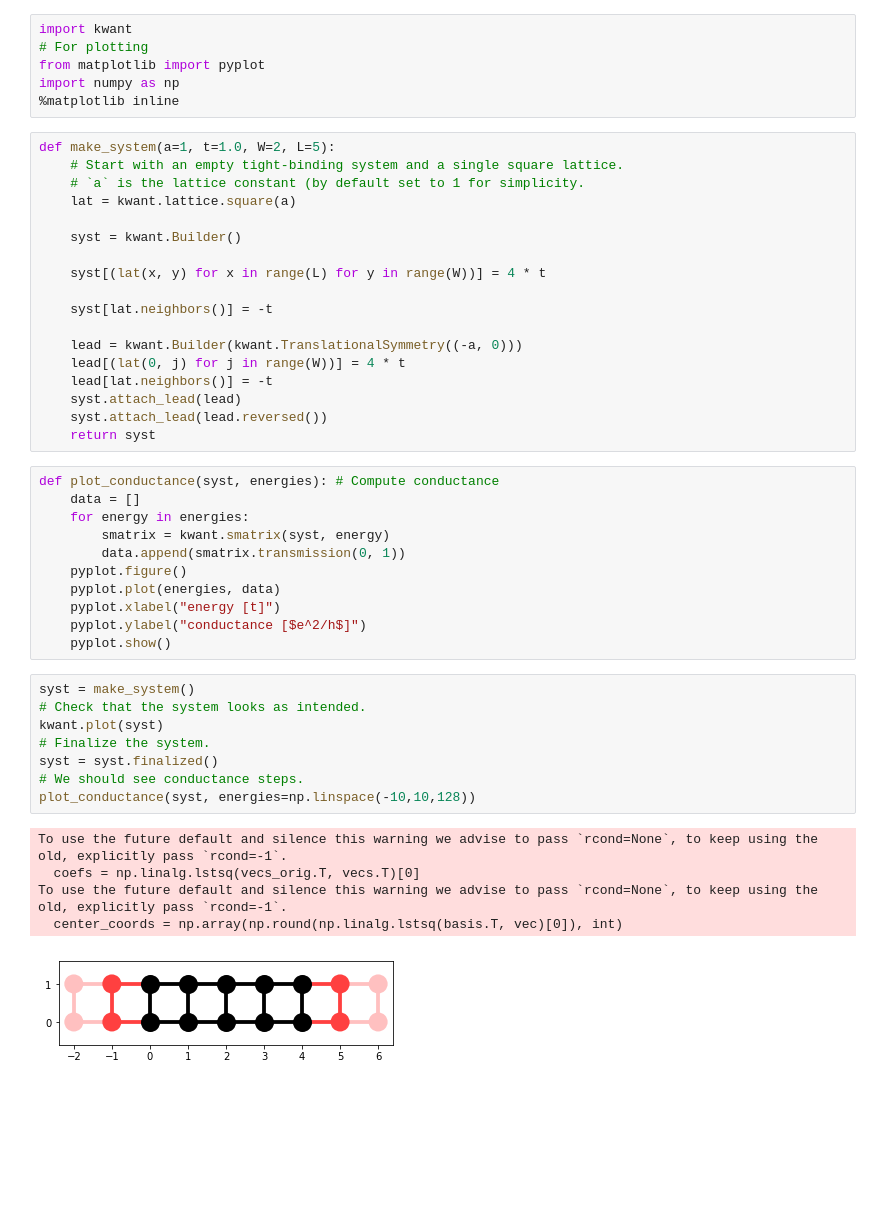
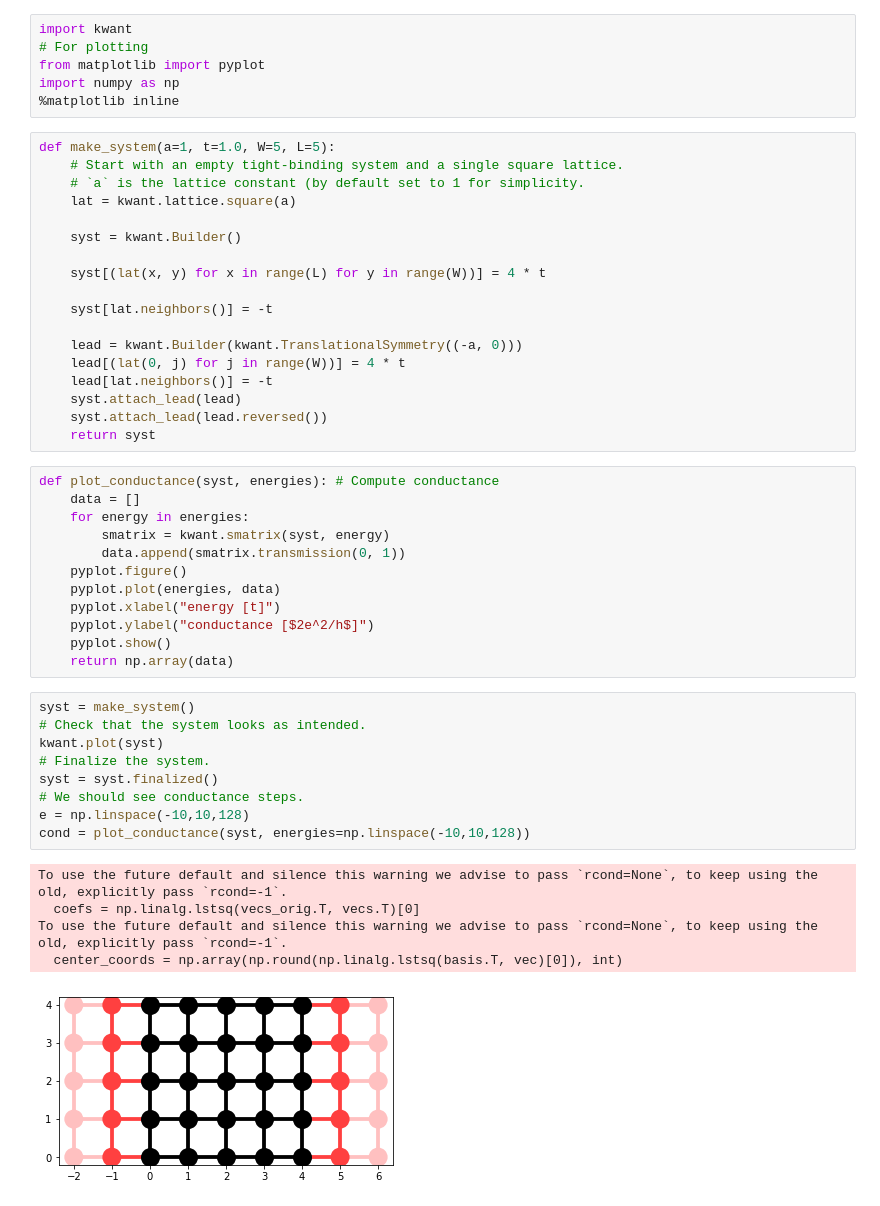
Before and after one commit to CLEANit/QuantumTransduction, a Jupyter notebook: kwantTutorial/tutSquareLattice/2D ladder.ipynb, the cells around one changed output. Drawn from its saved outputs; the diff is of its cells as text; blank space fills up the shorter version.

```diff
--- a/kwantTutorial/tutSquareLattice/2D ladder.ipynb
+++ b/kwantTutorial/tutSquareLattice/2D ladder.ipynb
@@ -124,7 +70,7 @@ from matplotlib import pyplot
 import numpy as np
 %matplotlib inline
 # %%
-def make_system(a=1, t=1.0, W=2, L=5):
+def make_system(a=1, t=1.0, W=5, L=5):
     # Start with an empty tight-binding system and a single square lattice.
     # `a` is the lattice constant (by default set to 1 for simplicity.
     lat = kwant.lattice.square(a)
@@ -150,19 +96,21 @@ def plot_conductance(syst, energies): # Compute conductance
     pyplot.figure()
     pyplot.plot(energies, data)
     pyplot.xlabel("energy [t]")
-    pyplot.ylabel("conductance [$e^2/h$]")
+    pyplot.ylabel("conductance [$2e^2/h$]")
     pyplot.show()
+    return np.array(data)
 # %%
 syst = make_system()
 # Check that the system looks as intended.
 kwant.plot(syst)
 # Finalize the system.
 syst = syst.finalized()
 # We should see conductance steps.
-plot_conductance(syst, energies=np.linspace(-10,10,128))
+e = np.linspace(-10,10,128)
+cond = plot_conductance(syst, energies=np.linspace(-10,10,128))
 # %% [output]
 To use the future default and silence this warning we advise to pass `rcond=None`, to keep using the old, explicitly pass `rcond=-1`.
   coefs = np.linalg.lstsq(vecs_orig.T, vecs.T)[0]
 To use the future default and silence this warning we advise to pass `rcond=None`, to keep using the old, explicitly pass `rcond=-1`.
   center_coords = np.array(np.round(np.linalg.lstsq(basis.T, vec)[0]), int)
-[figure, old version]
+[figure, new version]
```
Also changed, not shown: parts of 4 cells of this notebook, 16 other files.
